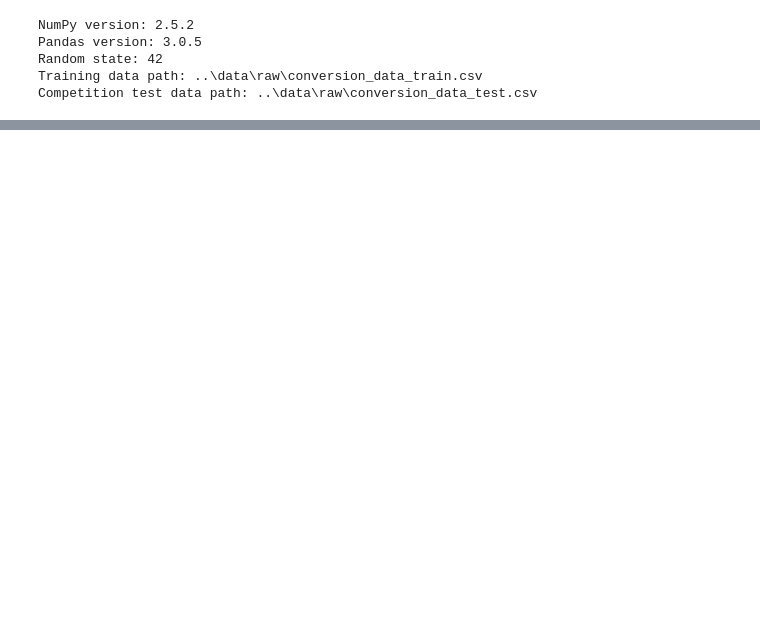
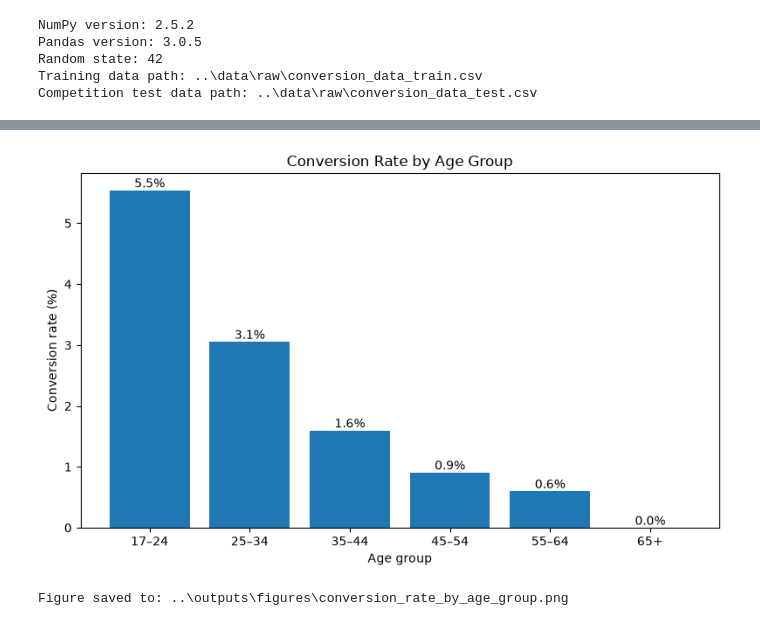
Before and after one commit to AlexandraBelj/3_Conversion_rate_challenge, a Jupyter notebook: notebooks/01_EDA_Preprocessing.ipynb, the cells around one changed output, grey strips where cells are left out. Drawn from its saved outputs; the diff is of its cells as text; code cells hidden in the pictures; blank space fills up the shorter version.

```diff
--- a/notebooks/01_EDA_Preprocessing.ipynb
+++ b/notebooks/01_EDA_Preprocessing.ipynb
@@ -83,0 +658,35 @@ Competition test data path: ..\data\raw\conversion_data_test.csv
+# %%
+# Conversion rate by age group
+# ---------------------------------------------------------------------------
+
+fig, ax = plt.subplots(figsize=(8, 5))
+
+bars = ax.bar(
+    conversion_by_age["age_group"].astype(str),
+    conversion_by_age["conversion_rate"],
+)
+
+ax.set_title("Conversion Rate by Age Group")
+ax.set_xlabel("Age group")
+ax.set_ylabel("Conversion rate (%)")
+
+for bar, rate in zip(bars, conversion_by_age["conversion_rate"]):
+    ax.text(
+        bar.get_x() + bar.get_width() / 2,
+        bar.get_height(),
+        f"{rate:.1f}%",
+        ha="center",
+        va="bottom",
+    )
+
+plt.tight_layout()
+
+figure_path = FIGURES_PATH / "conversion_rate_by_age_group.png"
+plt.savefig(figure_path, dpi=300, bbox_inches="tight")
+
+plt.show()
+
+print(f"Figure saved to: {figure_path}")
+# %% [output]
+[figure, added]
+Figure saved to: ..\outputs\figures\conversion_rate_by_age_group.png
```
Also changed, not shown: parts of 46 cells of this notebook, 4 other files.
